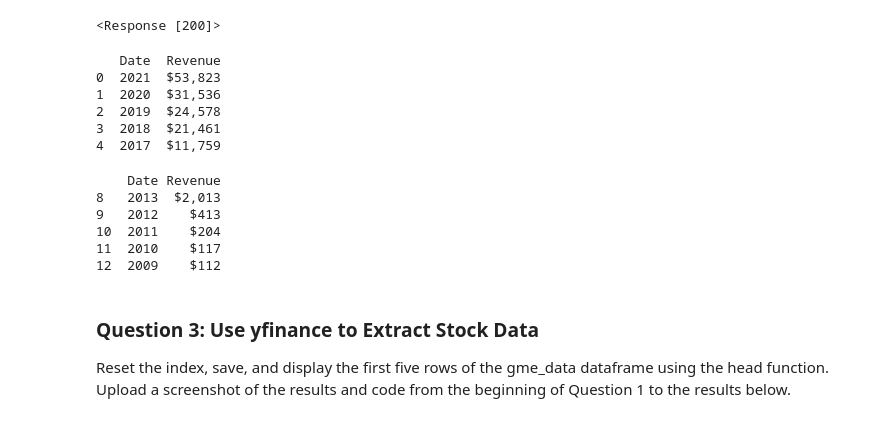
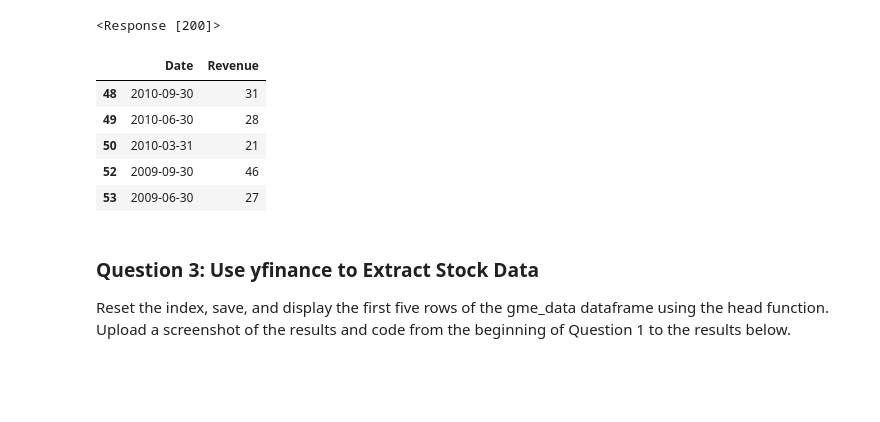
Before and after one commit to Zeyad-Shorman/Python_project_final_exam, a Jupyter notebook: Python_project_Final_Exam.ipynb, the cells around one changed output. Saved outputs shown, nothing was run; the diff lists cells and outputs as text; code cells hidden in the pictures; blank space fills up the shorter version.

```diff
--- a/Python_project_Final_Exam.ipynb
+++ b/Python_project_Final_Exam.ipynb
@@ -62,20 +62,16 @@ tesla_revenue = pd.DataFrame({"Revenue": revenue_data})
 # %%
 tesla_revenue = pd.DataFrame(columns=["Date", "Revenue"])
 
-for row in soup.find("tbody").find_all("tr"):
-    col = row.find_all("td")
-    date = col[0].text
-    revenue = col[1].text
+for table in soup.find_all('table'):
 
+    if ('Tesla Quarterly Revenue' in table.find('th').text):
+        rows = table.find_all('tr')
 
-    tesla_revenue = tesla_revenue.append({"Date": date, "Revenue": revenue}, ignore_index=True)
+        for row in rows:
+            col = row.find_all('td')
 
-# Display the first 5 rows of the DataFrame
-print(tesla_revenue.head())
+            if col != []:
+                date = col[0].text
+                revenue = col[1].text.replace(',','').replace('$','')
+
+                tesla_revenue = tesla_revenue.append({"Date":date, "Revenue":revenue}, ignore_index=True)
-# %% [output]
-   Date  Revenue
-0  2021  $53,823
-1  2020  $31,536
-2  2019  $24,578
-3  2018  $21,461
-4  2017  $11,759
@@ -82,14 +84,12 @@ print(tesla_revenue.head())
 # %%
-#Display the last five rows of the tesla_revenue
-last_five_rows = tesla_revenue.tail(5)
-print(last_five_rows)
+tesla_revenue.tail()
 # %% [output]
-    Date Revenue
-8   2013  $2,013
-9   2012    $413
-10  2011    $204
-11  2010    $117
-12  2009    $112
+|  | Date | Revenue |
+| 48 | 2010-09-30 | 31 |
+| 49 | 2010-06-30 | 28 |
+| 50 | 2010-03-31 | 21 |
+| 52 | 2009-09-30 | 46 |
+| 53 | 2009-06-30 | 27 |
 # %% [markdown]
 ### Question 3: Use yfinance to Extract Stock Data
 
```
Also changed, not shown: parts of 7 cells of this notebook.
